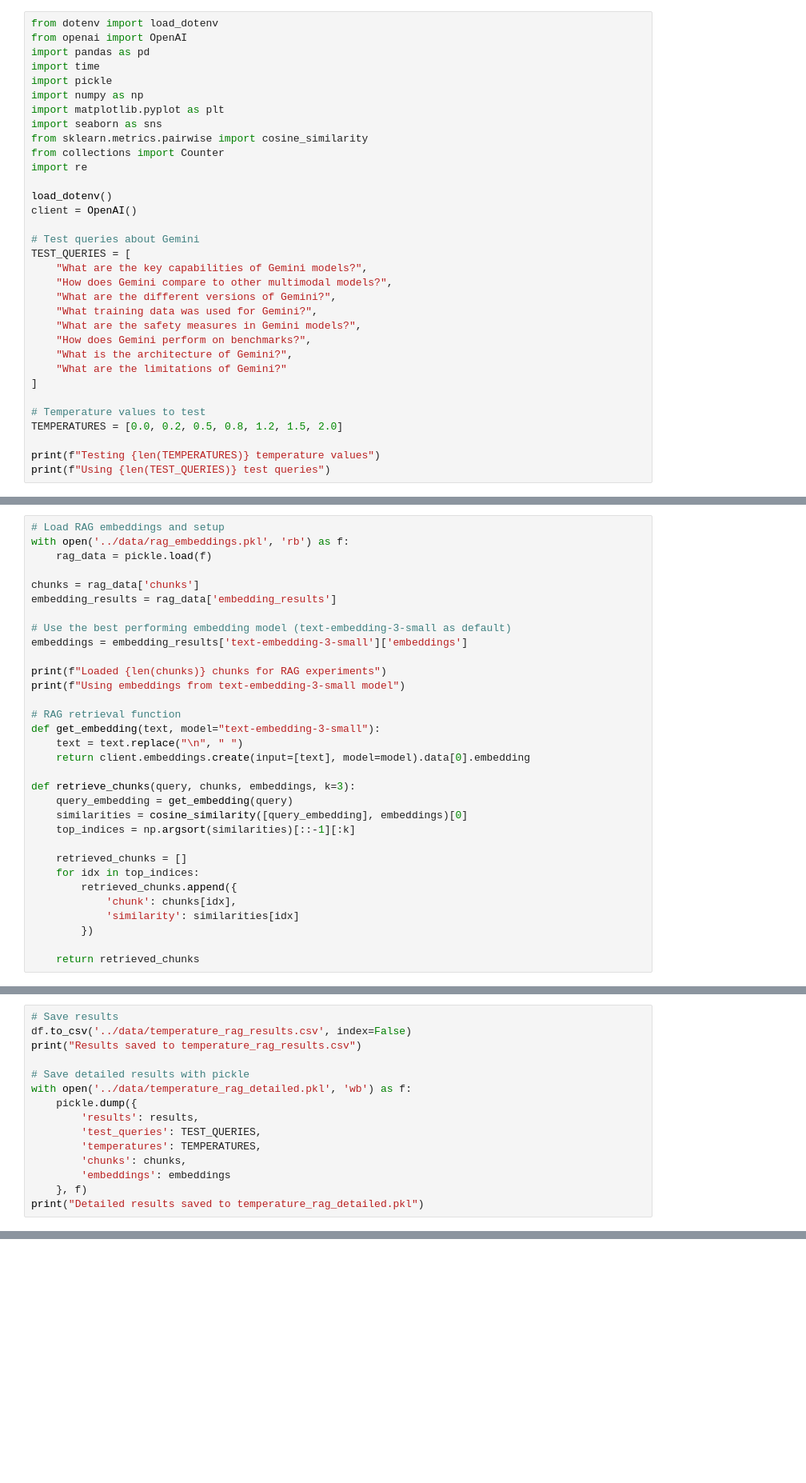
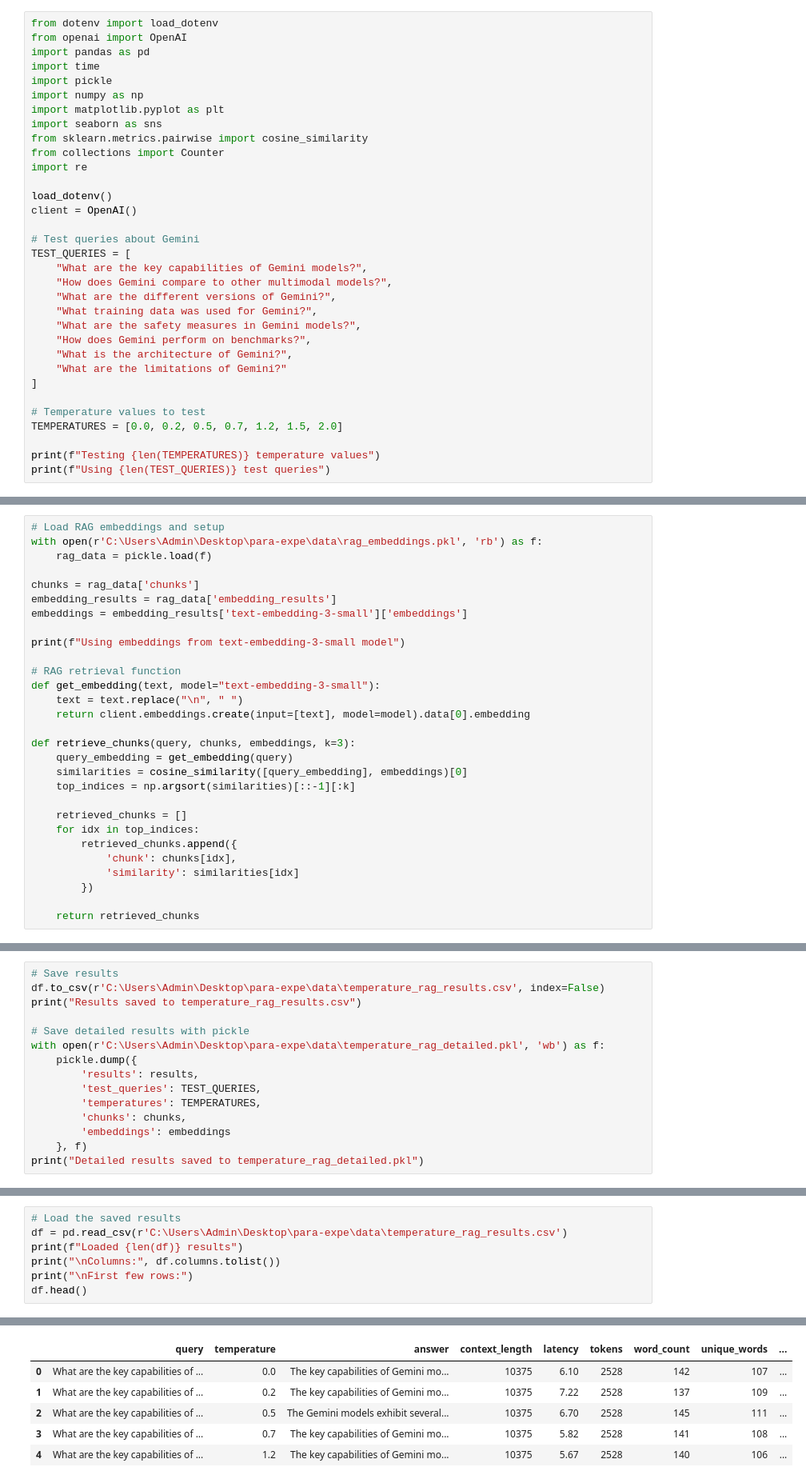
Before and after one commit to Pratik-Abhang/parameters-experiments, a Jupyter notebook: notebooks/03_temperature.ipynb, the cells around one changed output, grey strips where cells are left out. Shown at 80% size. Cells and saved outputs as stored; diff of their text form; blank space fills up the shorter version.

Commit message:
Updated the temperature notebook

```diff
--- a/notebooks/03_temperature.ipynb
+++ b/notebooks/03_temperature.ipynb
@@ -34,7 +34,7 @@ TEST_QUERIES = [
 ]
 
 # Temperature values to test
-TEMPERATURES = [0.0, 0.2, 0.5, 0.8, 1.2, 1.5, 2.0]
+TEMPERATURES = [0.0, 0.2, 0.5, 0.7, 1.2, 1.5, 2.0]
 
 print(f"Testing {len(TEMPERATURES)} temperature values")
 print(f"Using {len(TEST_QUERIES)} test queries")
@@ -121,15 +126,12 @@ print("Enhanced LLM Judge function ready")
 # %%
 # Load RAG embeddings and setup
-with open('../data/rag_embeddings.pkl', 'rb') as f:
+with open(r'C:\Users\Admin\Desktop\para-expe\data\rag_embeddings.pkl', 'rb') as f:
     rag_data = pickle.load(f)
 
 chunks = rag_data['chunks']
 embedding_results = rag_data['embedding_results']
-
-# Use the best performing embedding model (text-embedding-3-small as default)
 embeddings = embedding_results['text-embedding-3-small']['embeddings']
 
-print(f"Loaded {len(chunks)} chunks for RAG experiments")
 print(f"Using embeddings from text-embedding-3-small model")
 
 # RAG retrieval function
@@ -230,10 +261,10 @@ df.head()
 # %%
 # Save results
-df.to_csv('../data/temperature_rag_results.csv', index=False)
+df.to_csv(r'C:\Users\Admin\Desktop\para-expe\data\temperature_rag_results.csv', index=False)
 print("Results saved to temperature_rag_results.csv")
 
 # Save detailed results with pickle
-with open('../data/temperature_rag_detailed.pkl', 'wb') as f:
+with open(r'C:\Users\Admin\Desktop\para-expe\data\temperature_rag_detailed.pkl', 'wb') as f:
     pickle.dump({
         'results': results,
         'test_queries': TEST_QUERIES,
@@ -374,0 +279,8 @@ print("• Production systems: Consider consistency vs creativity trade-offs")
+# %%
+# Load the saved results
+df = pd.read_csv(r'C:\Users\Admin\Desktop\para-expe\data\temperature_rag_results.csv')
+print(f"Loaded {len(df)} results")
+print("\nColumns:", df.columns.tolist())
+print("\nFirst few rows:")
+df.head()
+# %% [output]
@@ -374,0 +292,6 @@ print("• Production systems: Consider consistency vs creativity trade-offs")
+|  | query | temperature | answer | context_length | latency | tokens | word_count | unique_words | ... |
+| 0 | What are the key capabilities of ... | 0.0 | The key capabilities of Gemini mo... | 10375 | 6.10 | 2528 | 142 | 107 | ... |
+| 1 | What are the key capabilities of ... | 0.2 | The key capabilities of Gemini mo... | 10375 | 7.22 | 2528 | 137 | 109 | ... |
+| 2 | What are the key capabilities of ... | 0.5 | The Gemini models exhibit several... | 10375 | 6.70 | 2528 | 145 | 111 | ... |
+| 3 | What are the key capabilities of ... | 0.7 | The key capabilities of Gemini mo... | 10375 | 5.82 | 2528 | 141 | 108 | ... |
+| 4 | What are the key capabilities of ... | 1.2 | The key capabilities of Gemini mo... | 10375 | 5.67 | 2528 | 140 | 106 | ... |
```
Also changed, not shown: parts of 20 cells of this notebook.
